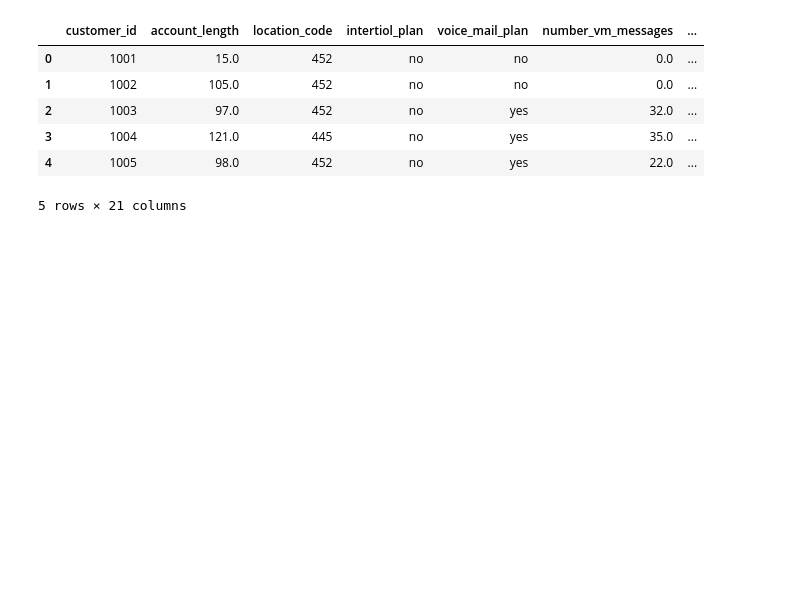
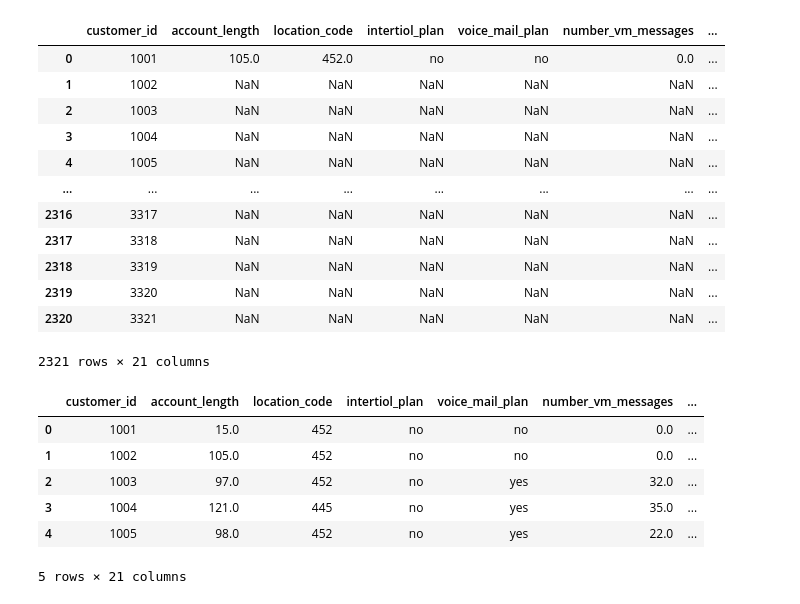
Before and after one commit to ayeshgk-machine-learning/data-science-project, a Jupyter notebook: data-preprocessing-ds-project/web.ipynb, the cells around one changed output. Saved outputs shown, nothing was run; the diff lists cells and outputs as text; code cells hidden in the pictures; blank space fills up the shorter version.

```diff
--- a/data-preprocessing-ds-project/web.ipynb
+++ b/data-preprocessing-ds-project/web.ipynb
@@ -3,6 +3,22 @@ import pandas as pd
 # %%
 df = pd.read_csv('Train_Dataset.csv')
 # df_test = pd.read_csv('Test_Dataset.csv')
+# %%
+df.mode()
+# %% [output]
+|  | customer_id | account_length | location_code | intertiol_plan | voice_mail_plan | number_vm_messages | ... |
+| 0 | 1001 | 105.0 | 452.0 | no | no | 0.0 | ... |
+| 1 | 1002 | NaN | NaN | NaN | NaN | NaN | ... |
+| 2 | 1003 | NaN | NaN | NaN | NaN | NaN | ... |
+| 3 | 1004 | NaN | NaN | NaN | NaN | NaN | ... |
+| 4 | 1005 | NaN | NaN | NaN | NaN | NaN | ... |
+| ... | ... | ... | ... | ... | ... | ... | ... |
+| 2316 | 3317 | NaN | NaN | NaN | NaN | NaN | ... |
+| 2317 | 3318 | NaN | NaN | NaN | NaN | NaN | ... |
+| 2318 | 3319 | NaN | NaN | NaN | NaN | NaN | ... |
+| 2319 | 3320 | NaN | NaN | NaN | NaN | NaN | ... |
+| 2320 | 3321 | NaN | NaN | NaN | NaN | NaN | ... |
+2321 rows × 21 columns
 # %%
 df.head()
 # %% [output]
```
Also changed, not shown: parts of 20 cells of this notebook, 3 other files.
